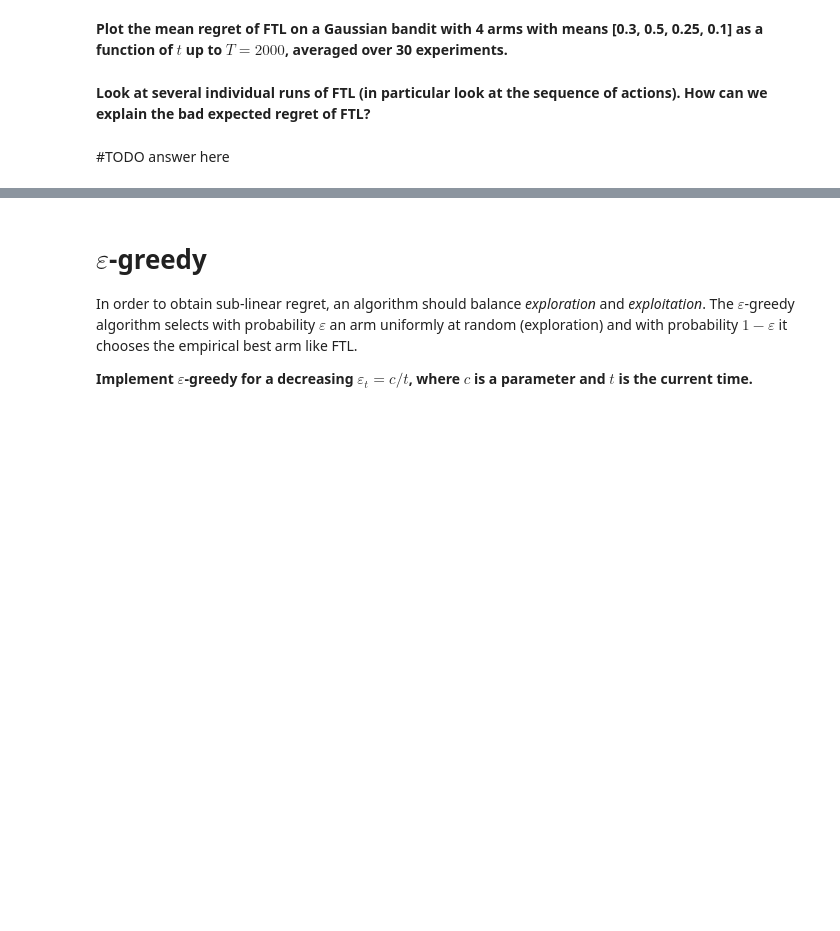
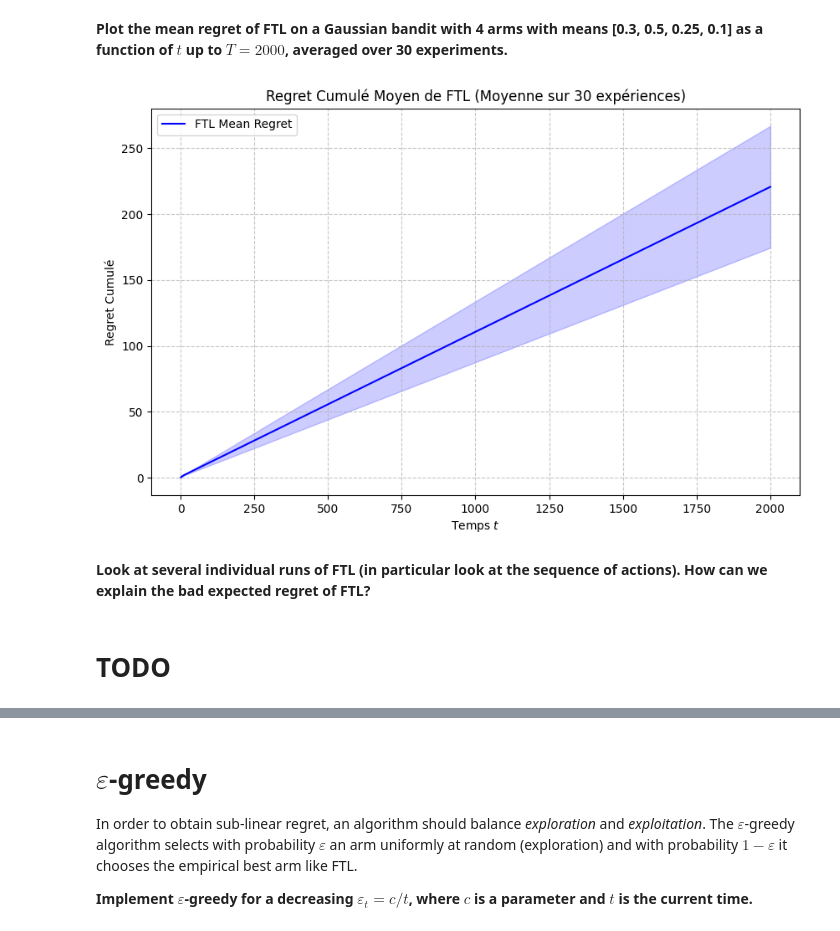
Before and after one commit to milanolivia/apprentissage_seq, a Jupyter notebook: Bandit.ipynb, the cells around one changed output, grey strips where cells are left out. Drawn from its saved outputs; the diff is of its cells as text; code cells hidden in the pictures; blank space fills up the shorter version.

```diff
--- a/Bandit.ipynb
+++ b/Bandit.ipynb
@@ -115,13 +136,77 @@ def FTL(emp_means, nb_pulls, t):
 
     Returns: int; arm selected by FTL
     """
-    #TODO
+
+    max_mean = np.max(emp_means)
+
+    candidates = np.where(emp_means == max_mean)[0]
+
+    action = np.random.choice(candidates)
+
+    return action
 # %% [markdown]
 **Plot the mean regret of FTL on a Gaussian bandit with 4 arms with means [0.3, 0.5, 0.25, 0.1] as a function of $t$ up to $T = 2000$, averaged over 30 experiments.**
 # %%
 T = 2000
 N = 30
+means = [0.3, 0.5, 0.25, 0.1]
+
+all_regrets = np.zeros((N, T))
+
+for i in range(N):
+    # Initialisation du Bandit
+    bandit = GaussianBandit(means)
+    K = len(means)
+
+    # Mémoire de l'agent
+    emp_means = np.zeros(K)
+    nb_pulls = np.zeros(K)
+    sum_rewards = np.zeros(K)
+    actions_history = []
+
+    for t in range(T):
+        # 1. Décision
+        action = FTL(emp_means, nb_pulls, t)
+        actions_history.append(action)
+
+        # 2. Observation (Reward)
+        reward = bandit.sample(action)[0]
+
+        # 3. Mise à jour des stats
+        nb_pulls[action] += 1
+        sum_rewards[action] += reward
+        emp_means[action] = sum_rewards[action] / nb_pulls[action]
+
+    # Calcul du regret pour cette expérience une fois terminée
+    all_regrets[i, :] = regret(bandit.means, actions_history)
+
+# --- 5. Affichage ---
+mean_regret = np.mean(all_regrets, axis=0)
+std_regret = np.std(all_regrets, axis=0)
+# Erreur standard pour l'intervalle de confiance
+ste_regret = std_regret / np.sqrt(N)
+
+plt.figure(figsize=(10, 6))
+x_axis = range(1, T + 1)
+
+# Courbe moyenne
+plt.plot(x_axis, mean_regret, label='FTL Mean Regret', color='blue')
+
+# Zone d'ombre (Intervalle de confiance)
+plt.fill_between(x_axis,
+                 mean_regret - ste_regret,
+                 mean_regret + ste_regret,
+                 color='blue', alpha=0.2)
+
+plt.xlabel('Temps $t$')
+plt.ylabel('Regret Cumulé')
+plt.title(f'Regret Cumulé Moyen de FTL (Moyenne sur {N} expériences)')
+plt.legend()
+plt.grid(True, linestyle='--', alpha=0.7)
+plt.show()
+# %% [output]
+[figure, added]
 # %% [markdown]
 **Look at several individual runs of FTL (in particular look at the sequence of actions). How can we explain the bad expected regret of FTL?**
 # %% [markdown]
-#TODO answer here
+# TODO
```
Also changed, not shown: parts of 9 cells of this notebook.
